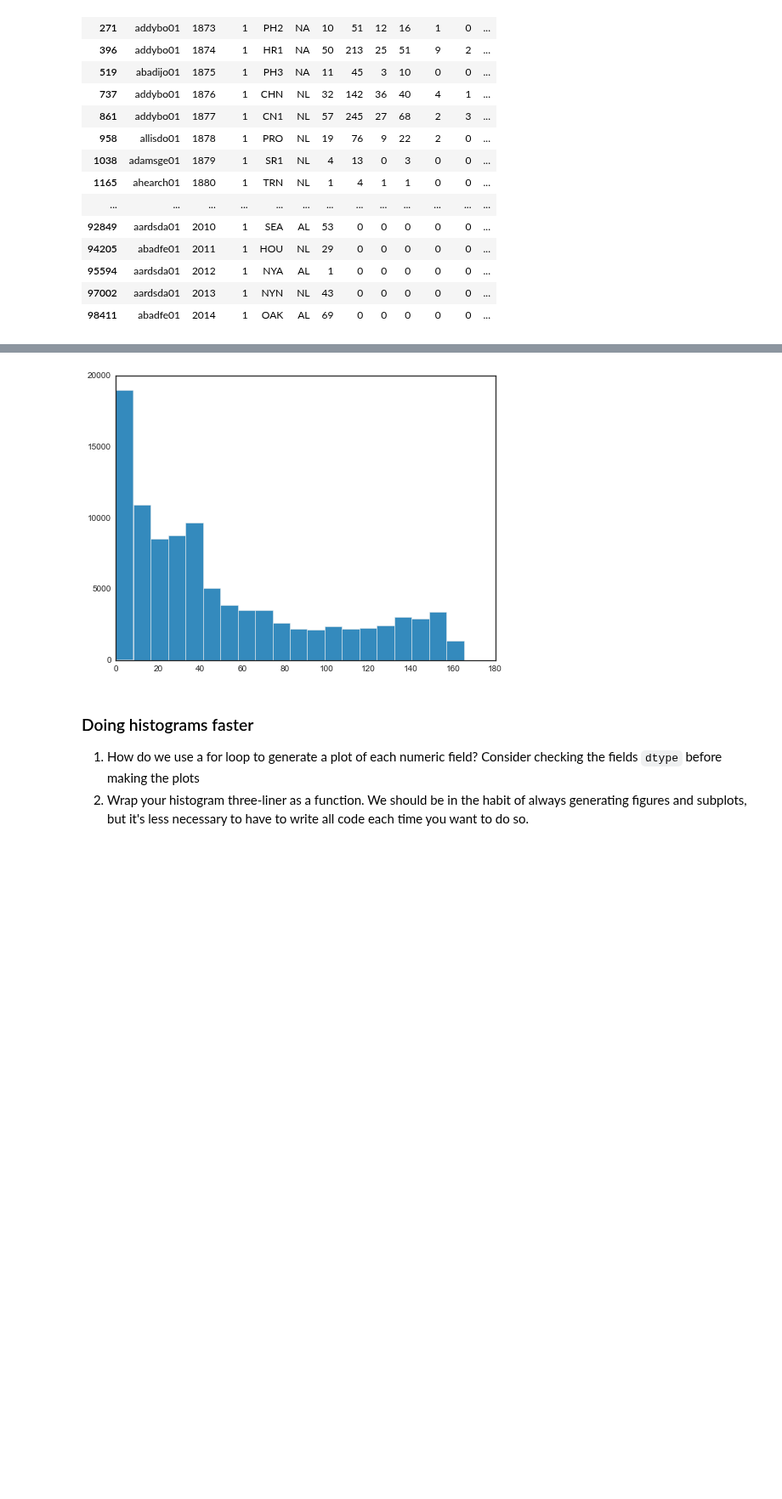
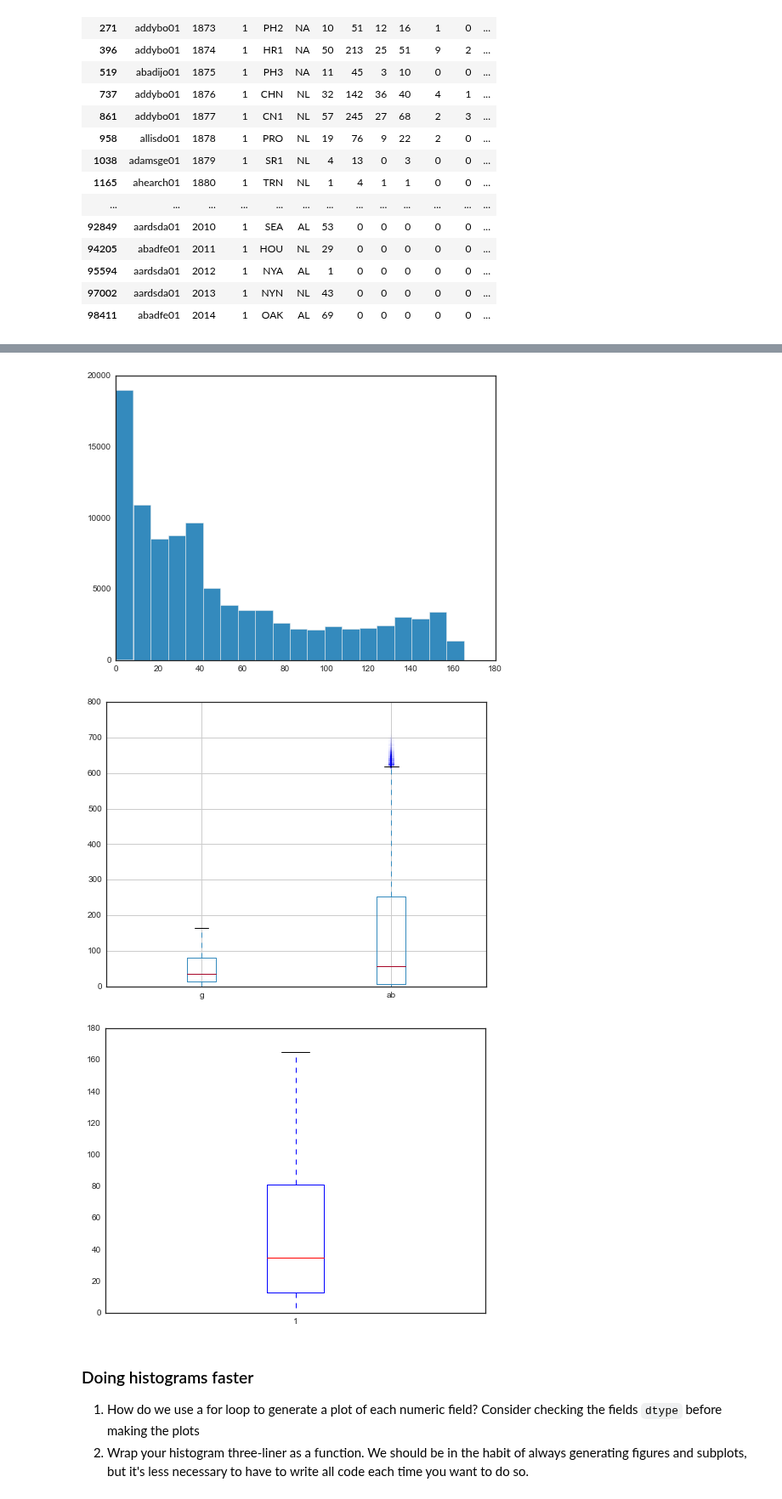
Before and after one commit to podopie/DAT18NYC, a Jupyter notebook: classes/03-visualisation.ipynb, the cells around one changed output, grey strips where cells are left out. Shown at 85% size. Saved outputs shown, nothing was run; the diff lists cells and outputs as text; code cells hidden in the pictures; blank space fills up the shorter version.

Commit message:
adding in boxplots

```diff
--- a/classes/03-visualisation.ipynb
+++ b/classes/03-visualisation.ipynb
@@ -323,4 +328,5 @@ To best understand a feature on its own, we explore it using histograms. Histogr
 # %%
+## Histograms
 # pandas style
 df[['g', 'ab']].hist()
 
@@ -329,4 +335,14 @@ sns.set_style('white') # sets seaborn "white" to the default matplotlib style
 plt.figure(figsize=(8, 6), dpi=80)
 plt.subplot(1, 1, 1)
 plt.hist(df.g, bins=20)
+
+## Boxplots
+# pandas style
+plt.figure(figsize=(8, 6), dpi=80)
+df[['g', 'ab']].boxplot()
+
+# matplotlib style
+plt.figure(figsize=(8, 6), dpi=80)
+plt.subplot(1, 1, 1)
+plt.boxplot(df.g)
 # %% [output]
@@ -340,5 +361,7 @@ plt.hist(df.g, bins=20)
 [figure]
 [figure]
+[figure, added]
+[figure, added]
 # %% [markdown]
 ### Doing histograms faster
 
```
Also changed, not shown: parts of 2 cells of this notebook.
